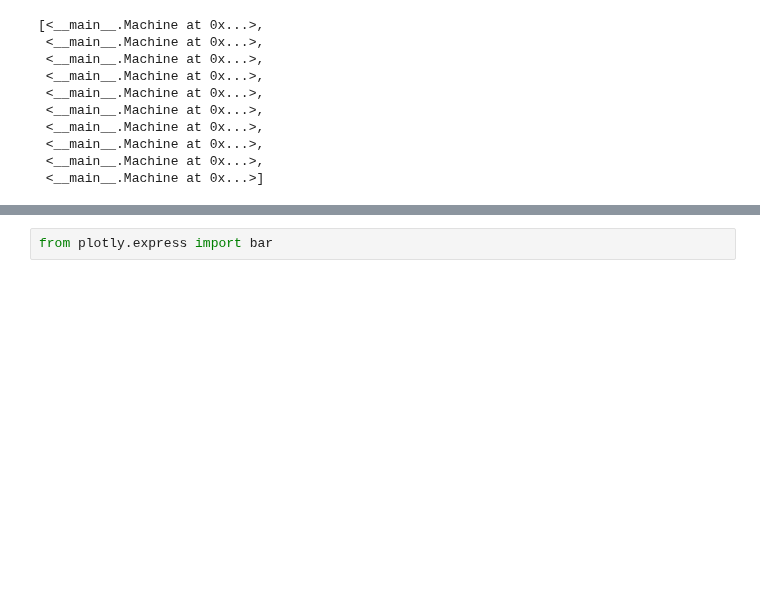
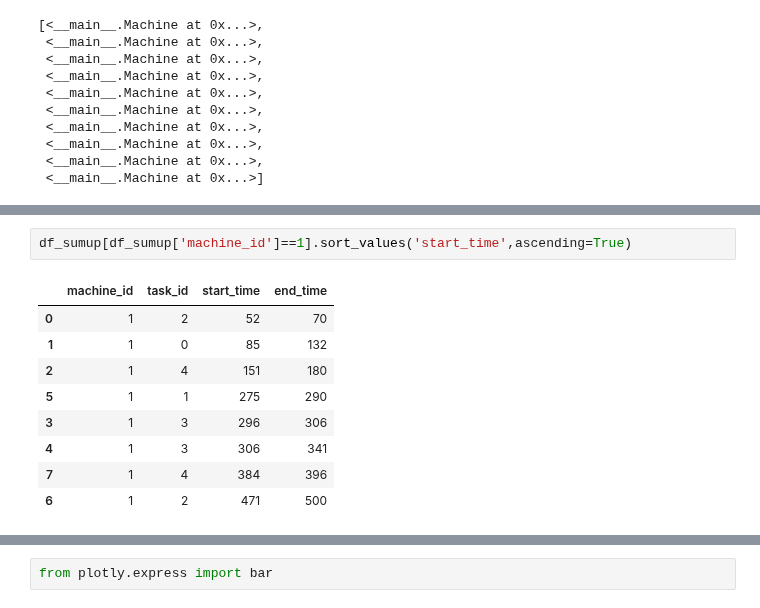
Before and after one commit to mkopanik/Introductiont-to-AI, a Jupyter notebook: Lab2/Lab2_test.ipynb, the cells around one changed output, grey strips where cells are left out. Drawn from its saved outputs; the diff is of its cells as text; blank space fills up the shorter version.

```diff
--- a/Lab2/Lab2_test.ipynb
+++ b/Lab2/Lab2_test.ipynb
@@ -195,0 +314,12 @@ test['end'] = test['end'] - test['start']
+# %%
+df_sumup[df_sumup['machine_id']==1].sort_values('start_time',ascending=True)
+# %% [output]
+|  | machine_id | task_id | start_time | end_time |
+| 0 | 1 | 2 | 52 | 70 |
+| 1 | 1 | 0 | 85 | 132 |
+| 2 | 1 | 4 | 151 | 180 |
+| 5 | 1 | 1 | 275 | 290 |
+| 3 | 1 | 3 | 296 | 306 |
+| 4 | 1 | 3 | 306 | 341 |
+| 7 | 1 | 4 | 384 | 396 |
+| 6 | 1 | 2 | 471 | 500 |
```
Also changed, not shown: parts of 22 cells of this notebook.
